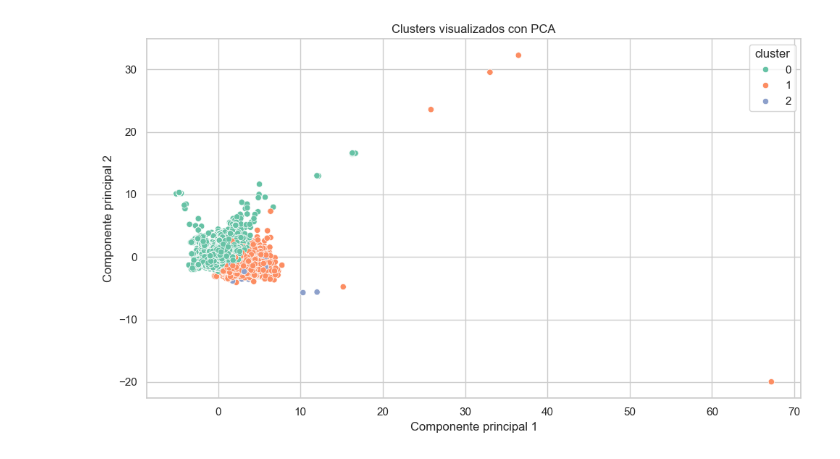
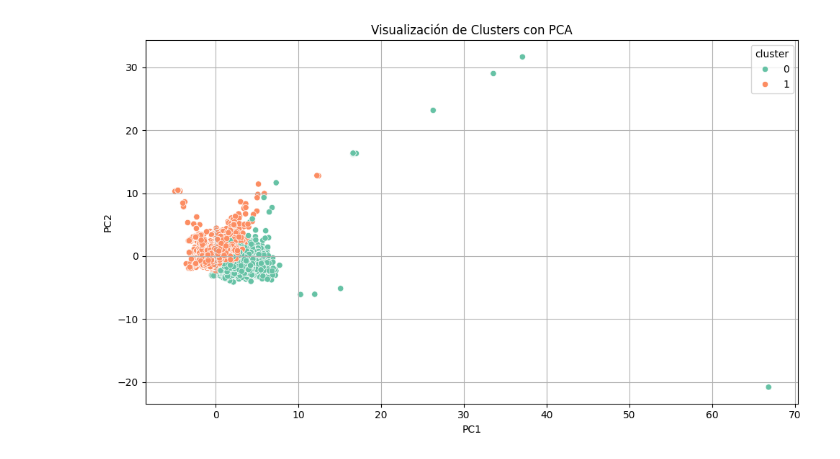
Before and after one commit to baudelcerro1204/TP_Ciencia_De_Datos, a Jupyter notebook: notebooks/entrenamiento_cluster.ipynb, the cells around one changed output. Cells and saved outputs as stored; diff of their text form; code cells hidden in the pictures.

Commit message:
nuevos clusters

```diff
--- a/notebooks/entrenamiento_cluster.ipynb
+++ b/notebooks/entrenamiento_cluster.ipynb
@@ -140,8 +27,0 @@ X.fillna(0, inplace=True)
-# %%
-# 📌 1. Crear variables numéricas para clusterización
-df["total_nights"] = df["stays_in_weekend_nights"] + df["stays_in_week_nights"]
-features = [
-    "lead_time", "total_nights", "adults", "children",
-    "babies", "previous_cancellations", "booking_changes", "adr"
-]
-X = df[features].fillna(0)
@@ -154,6 +27,0 @@ X_scaled = scaler.fit_transform(X)
-# %%
-# 🔢 3. Clustering con KMeans
-from sklearn.cluster import KMeans
-
-kmeans = KMeans(n_clusters=3, random_state=42)
-df["cluster"] = kmeans.fit_predict(X_scaled)
@@ -159,0 +50,10 @@ df["cluster"] = kmeans.fit_predict(X_scaled)
+# %%
+# 4. Escalado y clustering con el mejor k manual
+k_best = 2
+pipeline = Pipeline([
+    ("scaler", StandardScaler()),
+    ("kmeans", KMeans(n_clusters=k_best, random_state=42, n_init=20))
+])
+
+pipeline.fit(X)
+df["cluster"] = pipeline.named_steps["kmeans"].labels_
@@ -160,21 +92,19 @@ df["cluster"] = kmeans.fit_predict(X_scaled)
 # %%
-# 📉 4. Visualización con PCA
-from sklearn.decomposition import PCA
-import matplotlib.pyplot as plt
-import seaborn as sns
+# 7. Visualización con PCA
+scaler = pipeline.named_steps["scaler"]
+kmeans = pipeline.named_steps["kmeans"]
 
+X_scaled = scaler.transform(X)
 pca = PCA(n_components=2)
 X_pca = pca.fit_transform(X_scaled)
-df["pca1"] = X_pca[:, 0]
-df["pca2"] = X_pca[:, 1]
 
 plt.figure(figsize=(10, 6))
-sns.scatterplot(data=df, x="pca1", y="pca2", hue="cluster", palette="Set2")
-plt.title("Clusters visualizados con PCA")
-plt.xlabel("Componente principal 1")
-plt.ylabel("Componente principal 2")
+sns.scatterplot(x=X_pca[:, 0], y=X_pca[:, 1], hue=df["cluster"], palette="Set2")
+plt.title("Visualización de Clusters con PCA")
+plt.xlabel("PC1")
+plt.ylabel("PC2")
 plt.grid(True)
 plt.tight_layout()
 plt.show()
 # %% [output]
-[figure, old version]
+[figure, new version]
```
Also changed, not shown: parts of 17 cells of this notebook, 5 other files.
